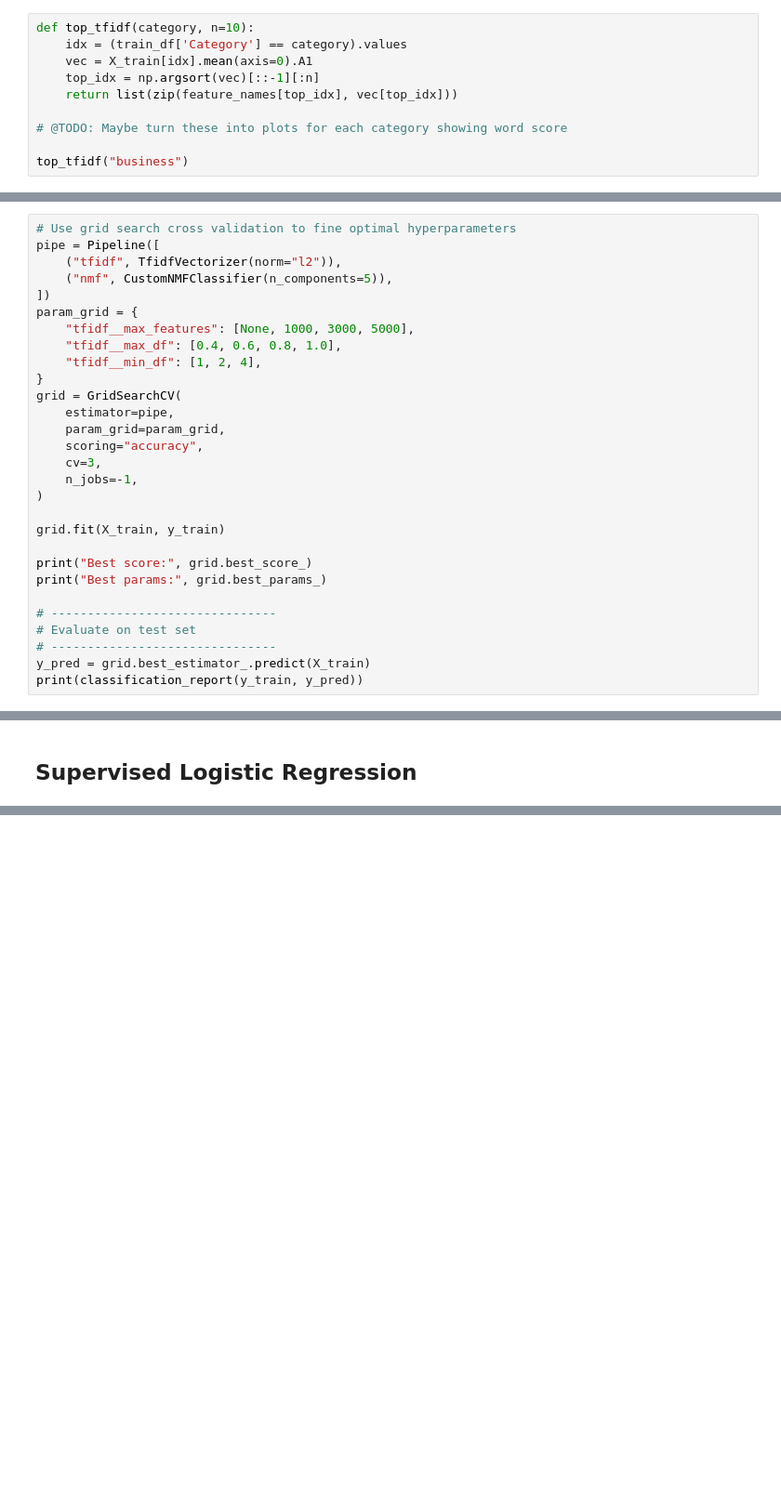
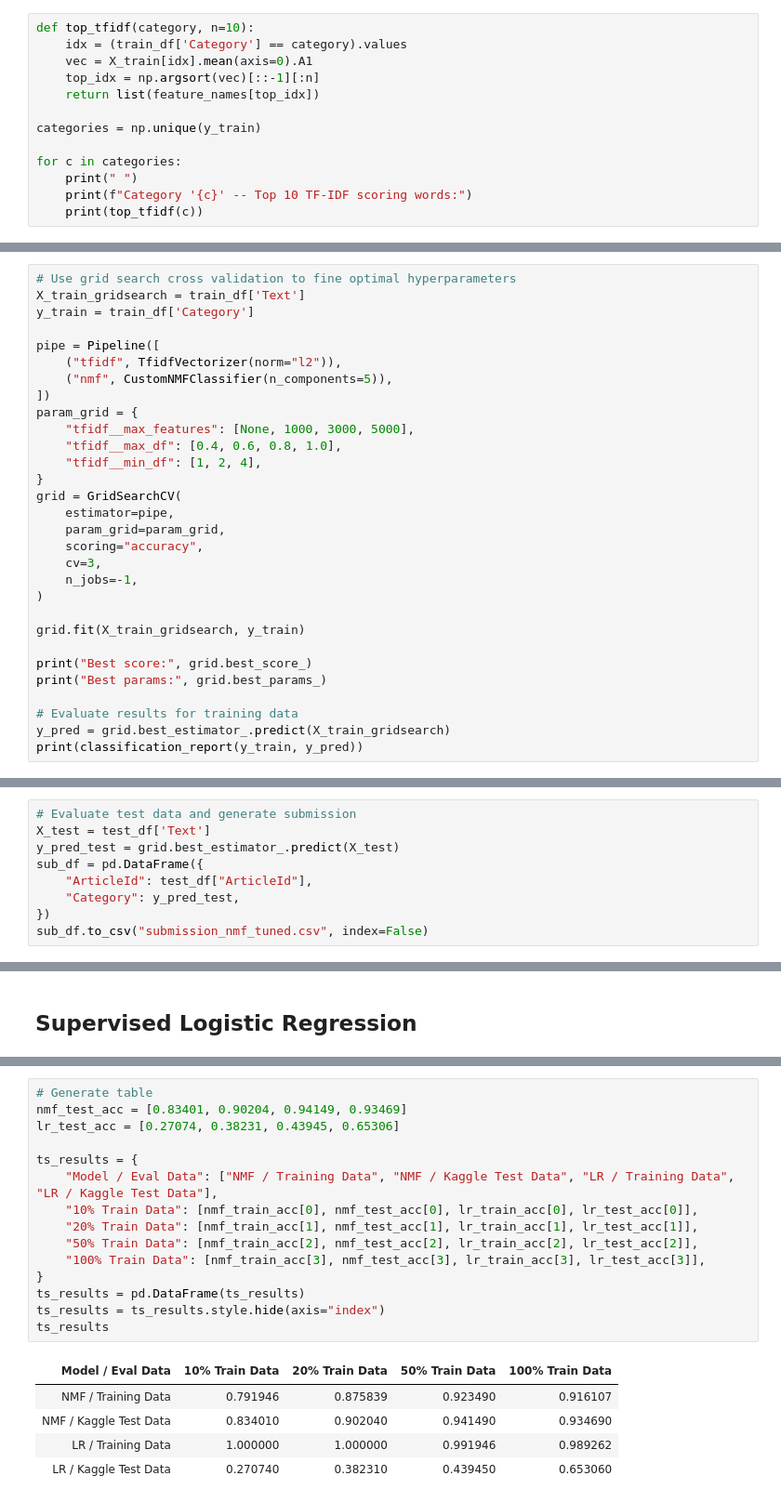
Before and after one commit to wadzii/bbc-news-classif, a Jupyter notebook: part1_nb.ipynb, the cells around one changed output, grey strips where cells are left out. Shown at 93% size. Cells and saved outputs as stored; diff of their text form; blank space fills up the shorter version.

```diff
--- a/part1_nb.ipynb
+++ b/part1_nb.ipynb
@@ -85,8 +103,11 @@ def top_tfidf(category, n=10):
     idx = (train_df['Category'] == category).values
     vec = X_train[idx].mean(axis=0).A1
     top_idx = np.argsort(vec)[::-1][:n]
-    return list(zip(feature_names[top_idx], vec[top_idx]))
+    return list(feature_names[top_idx])
 
-# @TODO: Maybe turn these into plots for each category showing word score
+categories = np.unique(y_train)
 
-top_tfidf("business")
+for c in categories:
+    print(" ")
+    print(f"Category '{c}' -- Top 10 TF-IDF scoring words:")
+    print(top_tfidf(c))
@@ -145,5 +206,8 @@ Training Classification Accuracy: 0.9187919463087248
 # %%
 # Use grid search cross validation to fine optimal hyperparameters
+X_train_gridsearch = train_df['Text']
+y_train = train_df['Category']
+
 pipe = Pipeline([
     ("tfidf", TfidfVectorizer(norm="l2")),
     ("nmf", CustomNMFClassifier(n_components=5)),
@@ -161,14 +225,12 @@ grid = GridSearchCV(
     n_jobs=-1,
 )
 
-grid.fit(X_train, y_train)
+grid.fit(X_train_gridsearch, y_train)
 
 print("Best score:", grid.best_score_)
 print("Best params:", grid.best_params_)
 
-# -------------------------------
-# Evaluate on test set
-# -------------------------------
-y_pred = grid.best_estimator_.predict(X_train)
+# Evaluate results for training data
+y_pred = grid.best_estimator_.predict(X_train_gridsearch)
 print(classification_report(y_train, y_pred))
 # %% [output]
@@ -178,0 +252,9 @@ You can try to debug the error by setting error_score='raise'.
+# %%
+# Evaluate test data and generate submission
+X_test = test_df['Text']
+y_pred_test = grid.best_estimator_.predict(X_test)
+sub_df = pd.DataFrame({
+    "ArticleId": test_df["ArticleId"],
+    "Category": y_pred_test,
+})
+sub_df.to_csv("submission_nmf_tuned.csv", index=False)
@@ -191,0 +334,21 @@ submission.head()
+# %%
+# Generate table
+nmf_test_acc = [0.83401, 0.90204, 0.94149, 0.93469]
+lr_test_acc = [0.27074, 0.38231, 0.43945, 0.65306]
+
+ts_results = {
+    "Model / Eval Data": ["NMF / Training Data", "NMF / Kaggle Test Data", "LR / Training Data", "LR / Kaggle Test Data"],
+    "10% Train Data": [nmf_train_acc[0], nmf_test_acc[0], lr_train_acc[0], lr_test_acc[0]],
+    "20% Train Data": [nmf_train_acc[1], nmf_test_acc[1], lr_train_acc[1], lr_test_acc[1]],
+    "50% Train Data": [nmf_train_acc[2], nmf_test_acc[2], lr_train_acc[2], lr_test_acc[2]],
+    "100% Train Data": [nmf_train_acc[3], nmf_test_acc[3], lr_train_acc[3], lr_test_acc[3]],
+}
+ts_results = pd.DataFrame(ts_results)
+ts_results = ts_results.style.hide(axis="index")
+ts_results
+# %% [output]
+| Model / Eval Data | 10% Train Data | 20% Train Data | 50% Train Data | 100% Train Data |
+| NMF / Training Data | 0.791946 | 0.875839 | 0.923490 | 0.916107 |
+| NMF / Kaggle Test Data | 0.834010 | 0.902040 | 0.941490 | 0.934690 |
+| LR / Training Data | 1.000000 | 1.000000 | 0.991946 | 0.989262 |
+| LR / Kaggle Test Data | 0.270740 | 0.382310 | 0.439450 | 0.653060 |
```
Also changed, not shown: parts of 28 cells of this notebook.
